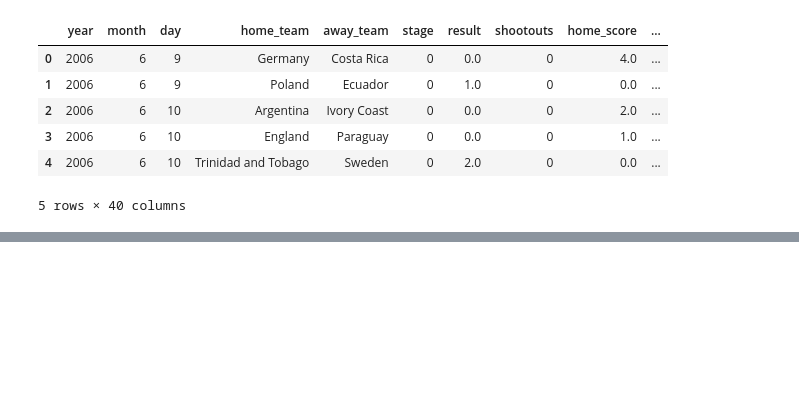
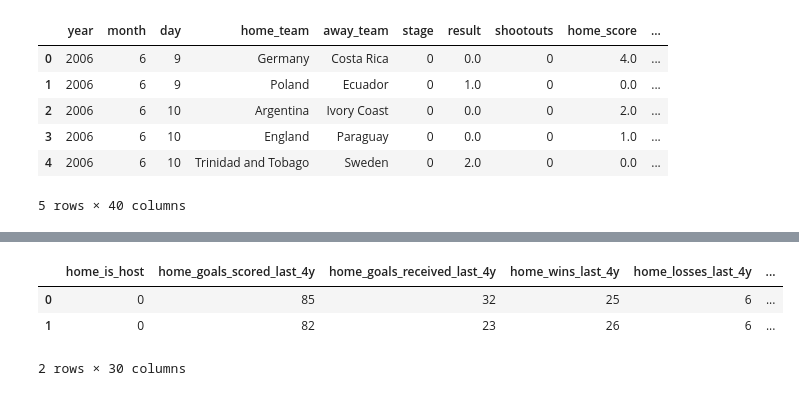
Before and after one commit to michele-55/world_cup_project, a Jupyter notebook: models.ipynb, the cells around one changed output, grey strips where cells are left out. Saved outputs shown, nothing was run; the diff lists cells and outputs as text; code cells hidden in the pictures; blank space fills up the shorter version.

```diff
--- a/models.ipynb
+++ b/models.ipynb
@@ -377,0 +395,21 @@ World Cup 2026: Accuracy: 0.6786 | LogLoss: 0.6075
+# %%
+# Hardcoding semifinals data
+semifinals = pd.DataFrame({'home_is_host': [0,0], 'home_goals_scored_last_4y': [85,82],
+       'home_goals_received_last_4y': [32,23], 'home_wins_last_4y': [25,26],
+       'home_losses_last_4y': [6,6], 'home_draws_last_4y': [7,7], 'home_wc_titles_before': [2,1],
+       'home_total_market_value_eur': [1290000000.0, 1300000000.0], 'home_avg_age': [26.7,26.8],
+       'home_wc_participations_before': [16,16], 'home_groups_passed_before': [10,13],
+       'home_round16_before': [8,8], 'home_quarterfinals_before': [9,10],
+       'home_semifinals_before': [7,3], 'home_finals_before': [4,1], 'away_is_host': [0,0],
+       'away_goals_scored_last_4y': [104,80], 'away_goals_received_last_4y': [32,14],
+       'away_wins_last_4y': [29,30], 'away_losses_last_4y': [2,4], 'away_draws_last_4y': [8,3],
+       'away_wc_titles_before': [1,3], 'away_total_market_value_eur': [1150000000.0,575000000.0], 'away_avg_age': [27.2,27.9],
+       'away_wc_participations_before': [16,18], 'away_groups_passed_before': [11,15],
+       'away_round16_before': [9,10], 'away_quarterfinals_before': [6,10],
+       'away_semifinals_before': [2,6], 'away_finals_before': [1,6]})
+semifinals
+# %% [output]
+|  | home_is_host | home_goals_scored_last_4y | home_goals_received_last_4y | home_wins_last_4y | home_losses_last_4y | ... |
+| 0 | 0 | 85 | 32 | 25 | 6 | ... |
+| 1 | 0 | 82 | 23 | 26 | 6 | ... |
+2 rows × 30 columns
```
Also changed, not shown: parts of 11 cells of this notebook, 2 other files.
